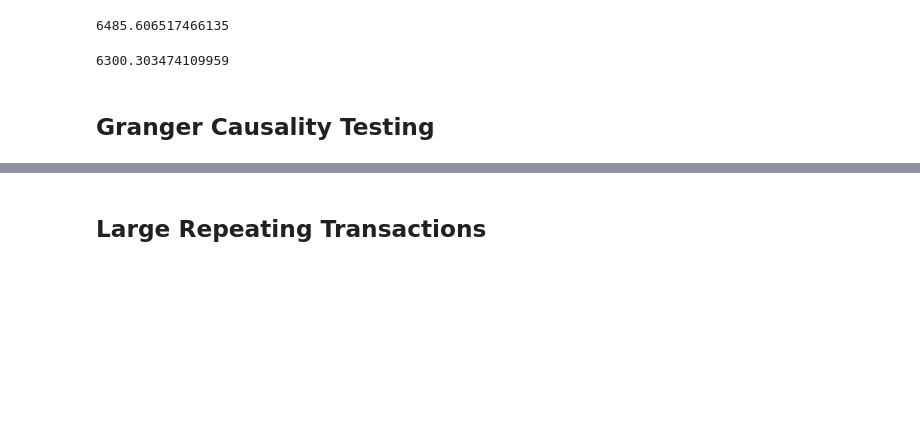
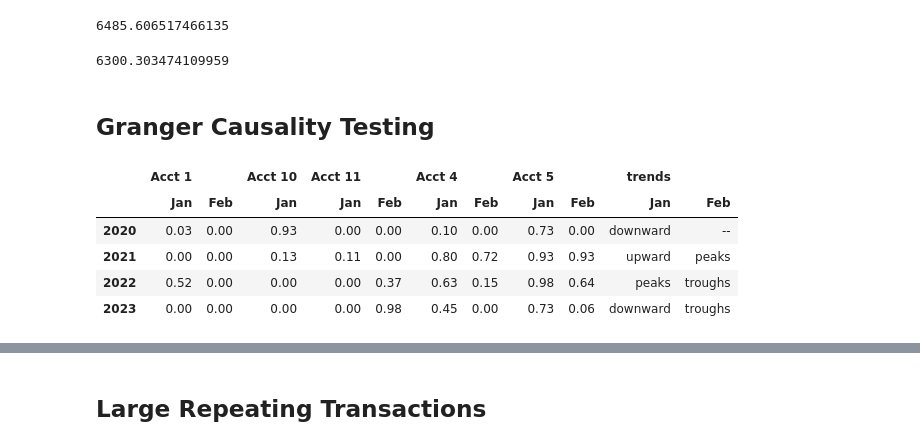
Before and after one commit to lelandjmurrin/Acquisition_Due_Dilligence_Capstone_Project, a Jupyter notebook: GeneralLedgerTxns_Models.ipynb, the cells around one changed output, grey strips where cells are left out. Cells and saved outputs as stored; diff of their text form; code cells hidden in the pictures; blank space fills up the shorter version.

```diff
--- a/GeneralLedgerTxns_Models.ipynb
+++ b/GeneralLedgerTxns_Models.ipynb
@@ -649,6 +723,15 @@ lag_table.set_index("desc1", inplace = True)
 lag_table.rename(columns = {"week_fyear":"Week FY", "fyear": "FY"}, inplace = True)
 lag_table.index.set_names(None, inplace = True)
 lag_table.value = lag_table.value.astype(float)
-desc1_table_dict_CB172 = desc1_table_dict[('CB', 172)].reset_index("desc1", drop = True)
+desc1_table_dict_CB172 = desc1_table_dict[('CB', 172)].reset_index("desc1", drop = True).rename(columns = {4:"Jan", 5:"Feb"})
 desc1_table_dict_CB172.columns.rename(names = [None,None], inplace = True)
 desc1_table_dict_CB172.index.set_names(None, inplace = True)
+# %%
+desc1_table_dict_CB172
+# %% [output]
+|  | Acct 1 |  | Acct 10 | Acct 11 |  | Acct 4 |  | Acct 5 |  | trends |  |
+|  | Jan | Feb | Jan | Jan | Feb | Jan | Feb | Jan | Feb | Jan | Feb |
+| 2020 | 0.03 | 0.00 | 0.93 | 0.00 | 0.00 | 0.10 | 0.00 | 0.73 | 0.00 | downward | -- |
+| 2021 | 0.00 | 0.00 | 0.13 | 0.11 | 0.00 | 0.80 | 0.72 | 0.93 | 0.93 | upward | peaks |
+| 2022 | 0.52 | 0.00 | 0.00 | 0.00 | 0.37 | 0.63 | 0.15 | 0.98 | 0.64 | peaks | troughs |
+| 2023 | 0.00 | 0.00 | 0.00 | 0.00 | 0.98 | 0.45 | 0.00 | 0.73 | 0.06 | downward | troughs |
```
Also changed, not shown: parts of 18 cells of this notebook, 1 other file.
